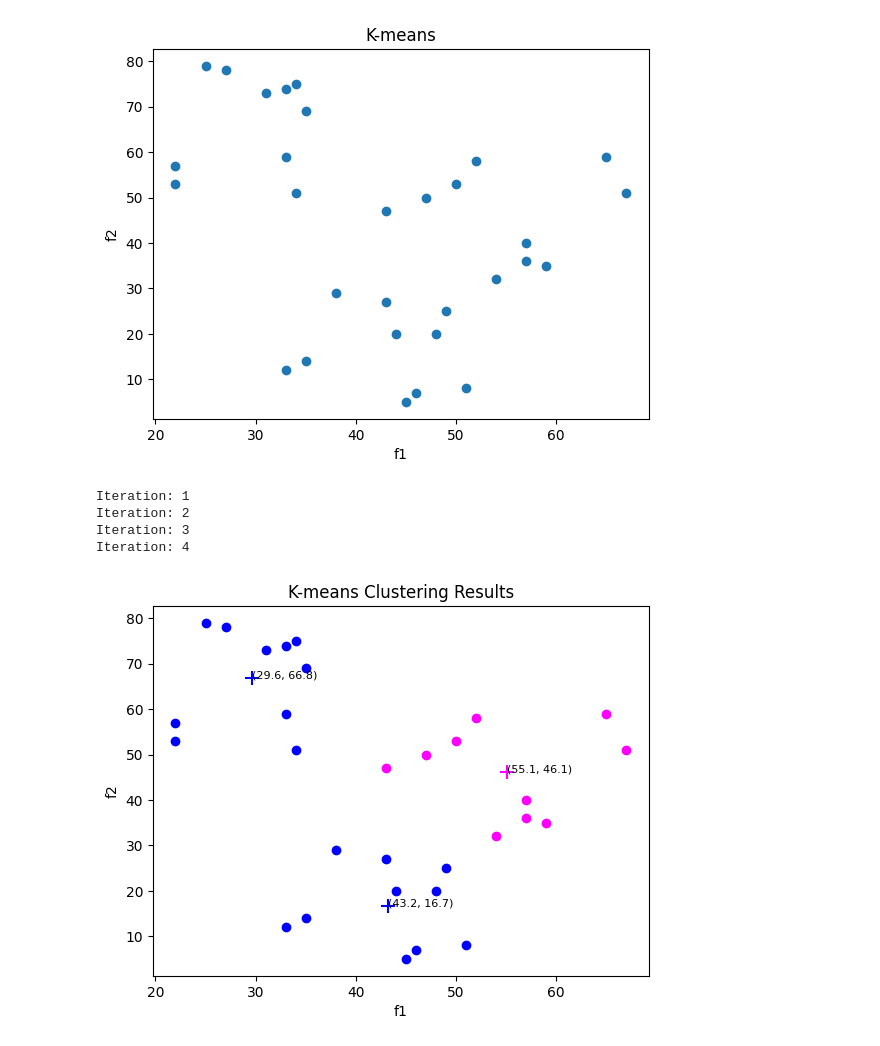
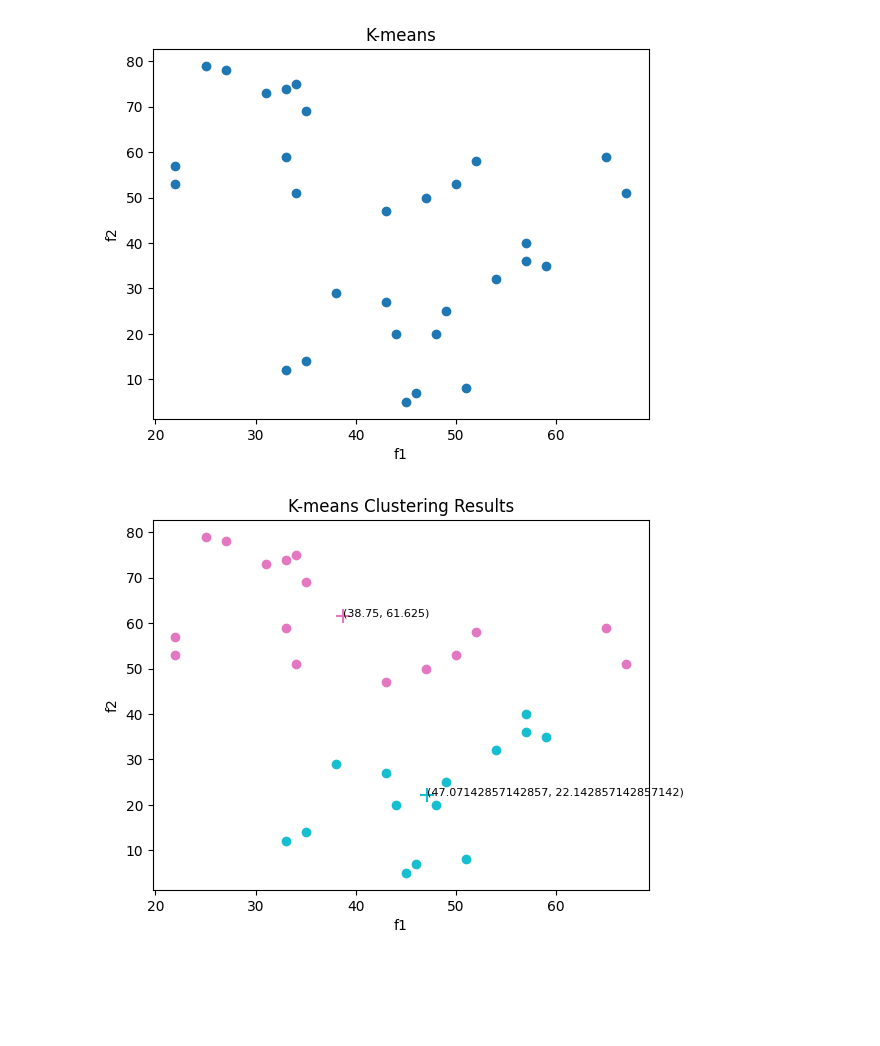
Before and after one commit to steventohme/CP468, a Jupyter notebook: Assignment 3/part_2.ipynb, the cells around one changed output. Cells and saved outputs as stored; diff of their text form; code cells hidden in the pictures; blank space fills up the shorter version.

Commit message:
add updated colouring scheme

```diff
--- a/Assignment 3/part_2.ipynb
+++ b/Assignment 3/part_2.ipynb
@@ -23,38 +24,37 @@ plt.show()
 # %% [output]
 [figure]
 # %%
-k = 3
+k = 2
 assignedData = kMeansAlgorithm(k, data['f1'], data['f2'])
-# %% [output]
-Iteration: 1
-Iteration: 2
-Iteration: 3
-Iteration: 4
+# %%
+colours = list(colors.TABLEAU_COLORS.keys())
+random.shuffle(colours)
+colours = colours[:k]
 # %%
-colors = ['red', 'blue', 'green', 'orange', 'purple', 'cyan', 'magenta']
-
+colourCount = 0
 for centroid, points in assignedData.items():
-    color = random.choice(colors)
+    colour = colours[colourCount]
+    colourCount += 1
 
     centroid_x = centroid.x
     centroid_y = centroid.y
 
     # Plot centroid
-    plt.scatter(centroid_x, centroid_y, marker='+', color=color, s=100)
+    plt.scatter(centroid_x, centroid_y, marker='+', color=colour, s=100)
 
     # add centroid labels
     plt.text(centroid_x, centroid_y, f"({centroid_x}, {centroid_y})", fontsize=8)
 
     # Plot data points
     for point in points:
-        plt.scatter(point.x, point.y, marker='o', color=color)
+        plt.scatter(point.x, point.y, marker='o', color=colour)
 
 
 
 
 plt.xlabel('f1')
 plt.ylabel('f2')
 plt.title('K-means Clustering Results')
 plt.show()
 # %% [output]
-[figure, old version]
+[figure, new version]
```
Also changed, not shown: parts of 1 cell of this notebook.
